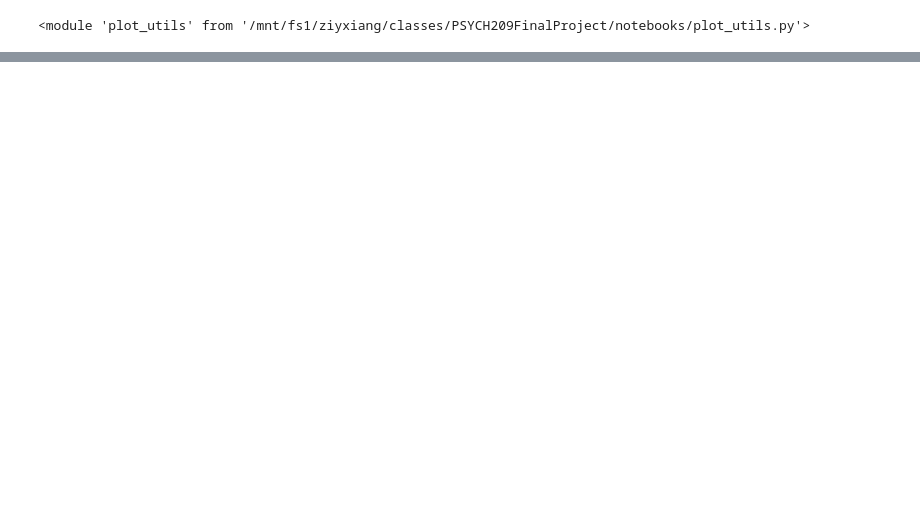
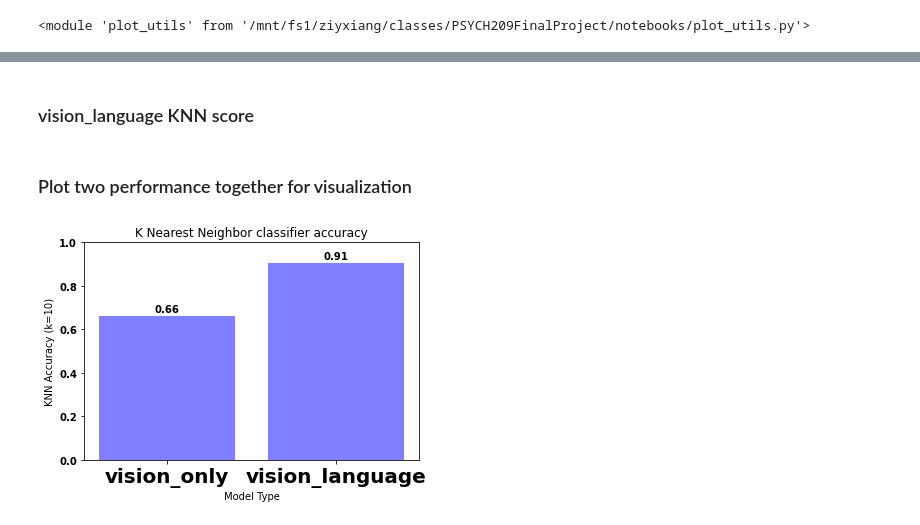
Before and after one commit to violetxi/PSYCH209FinalProject, a Jupyter notebook: notebooks/results_visualizations.ipynb, the cells around one changed output, grey strips where cells are left out. Cells and saved outputs as stored; diff of their text form; code cells hidden in the pictures; blank space fills up the shorter version.

Commit message:
reformat for ipynb use, add knnClassifier to check model performance

```diff
--- a/notebooks/results_visualizations.ipynb
+++ b/notebooks/results_visualizations.ipynb
@@ -15,0 +41,2 @@ pu.plot_loss(vision_language_path)
+# %%
+n_neighs = 10
@@ -15,0 +45,30 @@ pu.plot_loss(vision_language_path)
+# %%
+vision_only_score = vision_only_exp.compute_knn_scores(n_neighs)
+# %% [markdown]
+### vision_language KNN score
+# %%
+vision_language_score = vision_language_exp.compute_knn_scores(n_neighs)
+# %% [markdown]
+### Plot two performance together for visualization
+# %%
+def plot_bar_score(scores):
+    models = list(scores.keys())
+    accuracy = list(scores.values())
+    rects = plt.bar(models, accuracy, color='blue', alpha=0.5)
+    for i, rect in enumerate(rects):
+        height = rect.get_height()
+        plt.text(rect.get_x() + rect.get_width()/2., 1.01*height,
+                '%.2f' % accuracy[i],
+                ha='center', va='bottom')
+    plt.xlabel('Model Type')
+    plt.ylabel('KNN Accuracy (k=10)')
+    plt.ylim(0, 1.0)
+    plt.title('K Nearest Neighbor classifier accuracy')
+# %%
+scores = {
+    'vision_only': vision_only_score,
+    'vision_language': vision_language_score
+}
+plot_bar_score(scores)
+# %% [output]
+[figure, added]
```
Also changed, not shown: parts of 19 cells of this notebook, 3 other files.
